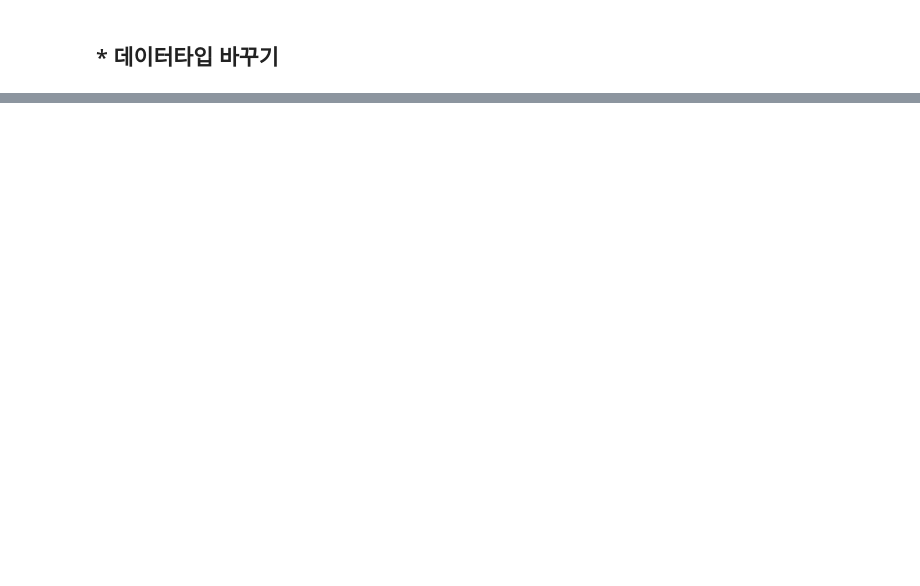
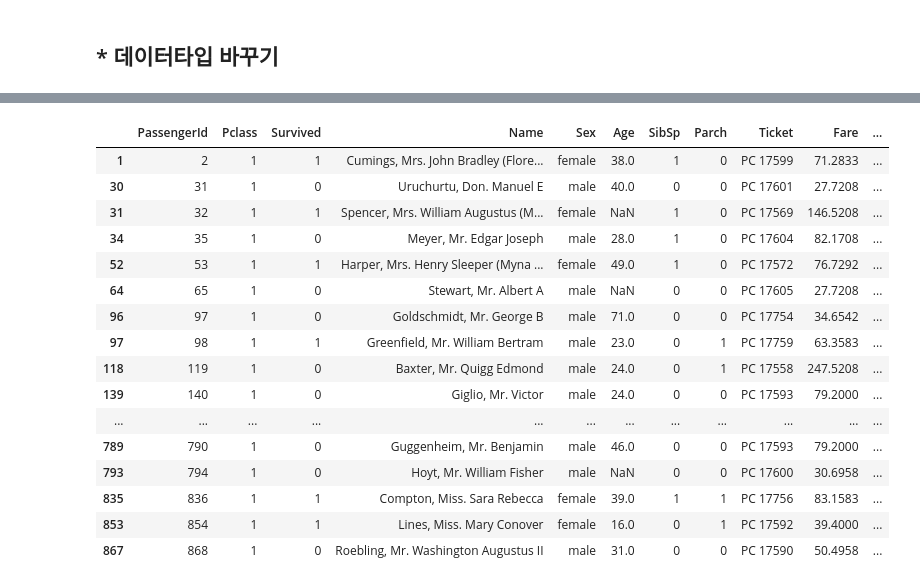
Before and after one commit to youngeunkoo/fintech_service, a Jupyter notebook: 06machine_learning/02_Pandas_사용법.ipynb, the cells around one changed output, grey strips where cells are left out. Saved outputs shown, nothing was run; the diff lists cells and outputs as text; code cells hidden in the pictures; blank space fills up the shorter version.

```diff
--- a/06machine_learning/02_Pandas_사용법.ipynb
+++ b/06machine_learning/02_Pandas_사용법.ipynb
@@ -1337,0 +1585,22 @@ memory usage: 10.4 KB
+# %%
+# 승차권 번호에 'PC' 가 들어간 사람들
+
+data[data['Ticket'].str.contains("PC")]
+# %% [output]
+|  | PassengerId | Pclass | Survived | Name | Sex | Age | SibSp | Parch | Ticket | Fare | ... |
+| 1 | 2 | 1 | 1 | Cumings, Mrs. John Bradley (Flore... | female | 38.0 | 1 | 0 | PC 17599 | 71.2833 | ... |
+| 30 | 31 | 1 | 0 | Uruchurtu, Don. Manuel E | male | 40.0 | 0 | 0 | PC 17601 | 27.7208 | ... |
+| 31 | 32 | 1 | 1 | Spencer, Mrs. William Augustus (M... | female | NaN | 1 | 0 | PC 17569 | 146.5208 | ... |
+| 34 | 35 | 1 | 0 | Meyer, Mr. Edgar Joseph | male | 28.0 | 1 | 0 | PC 17604 | 82.1708 | ... |
+| 52 | 53 | 1 | 1 | Harper, Mrs. Henry Sleeper (Myna ... | female | 49.0 | 1 | 0 | PC 17572 | 76.7292 | ... |
+| 64 | 65 | 1 | 0 | Stewart, Mr. Albert A | male | NaN | 0 | 0 | PC 17605 | 27.7208 | ... |
+| 96 | 97 | 1 | 0 | Goldschmidt, Mr. George B | male | 71.0 | 0 | 0 | PC 17754 | 34.6542 | ... |
+| 97 | 98 | 1 | 1 | Greenfield, Mr. William Bertram | male | 23.0 | 0 | 1 | PC 17759 | 63.3583 | ... |
+| 118 | 119 | 1 | 0 | Baxter, Mr. Quigg Edmond | male | 24.0 | 0 | 1 | PC 17558 | 247.5208 | ... |
+| 139 | 140 | 1 | 0 | Giglio, Mr. Victor | male | 24.0 | 0 | 0 | PC 17593 | 79.2000 | ... |
+| ... | ... | ... | ... | ... | ... | ... | ... | ... | ... | ... | ... |
+| 789 | 790 | 1 | 0 | Guggenheim, Mr. Benjamin | male | 46.0 | 0 | 0 | PC 17593 | 79.2000 | ... |
+| 793 | 794 | 1 | 0 | Hoyt, Mr. William Fisher | male | NaN | 0 | 0 | PC 17600 | 30.6958 | ... |
+| 835 | 836 | 1 | 1 | Compton, Miss. Sara Rebecca | female | 39.0 | 1 | 1 | PC 17756 | 83.1583 | ... |
+| 853 | 854 | 1 | 1 | Lines, Miss. Mary Conover | female | 16.0 | 0 | 1 | PC 17592 | 39.4000 | ... |
+| 867 | 868 | 1 | 0 | Roebling, Mr. Washington Augustus II | male | 31.0 | 0 | 0 | PC 17590 | 50.4958 | ... |
```
Also changed, not shown: parts of 73 cells of this notebook, 2 other files.
